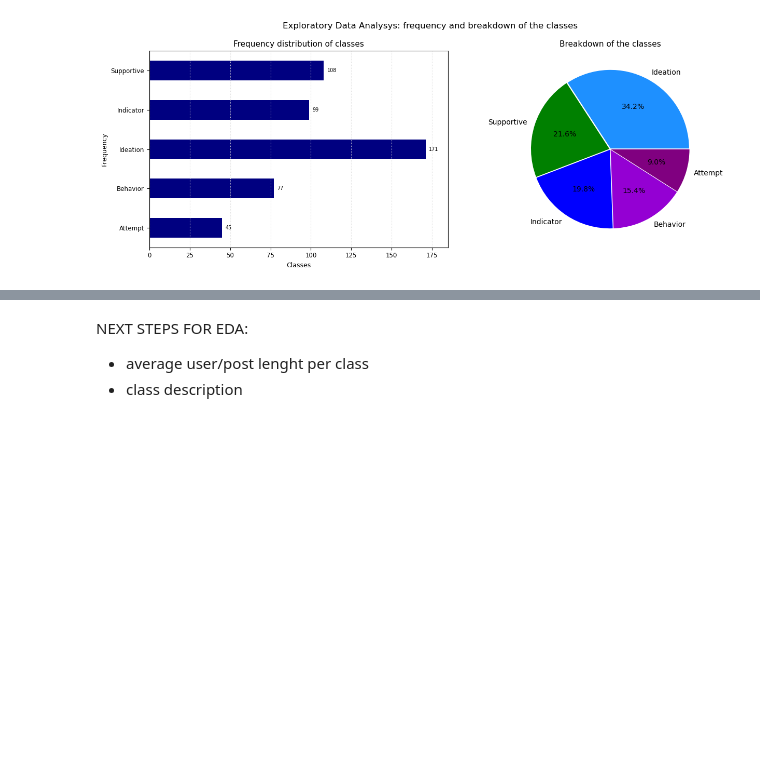
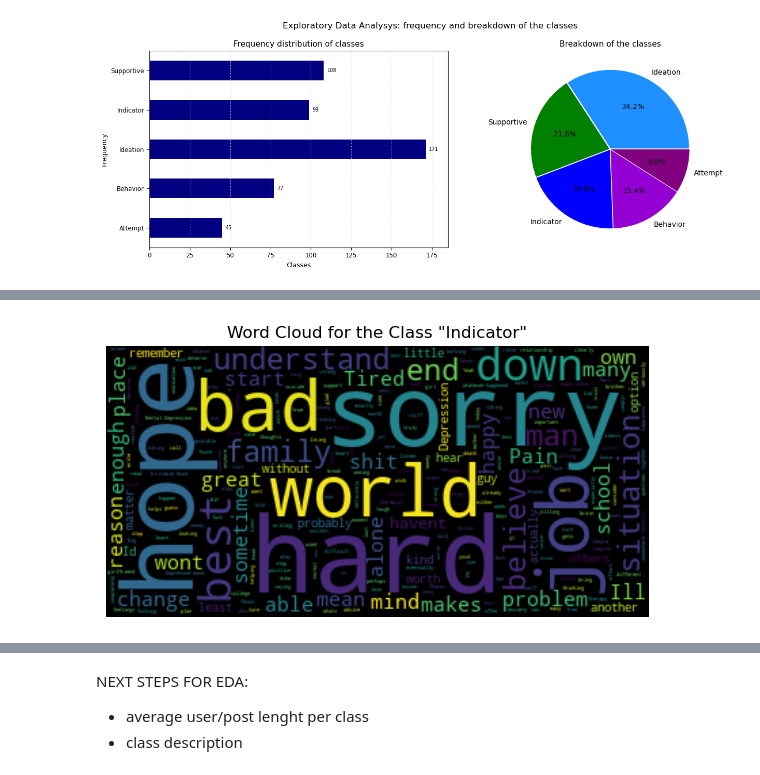
Before and after one commit to SebastianoDenegri/Targeted_Suicide_Intervention, a Jupyter notebook: Reddit_Users_Classification.ipynb, the cells around one changed output, grey strips where cells are left out. Cells and saved outputs as stored; diff of their text form; code cells hidden in the pictures; blank space fills up the shorter version.

```diff
--- a/Reddit_Users_Classification.ipynb
+++ b/Reddit_Users_Classification.ipynb
@@ -467,0 +384,18 @@ Attempt: bad, down, shit... trying, tried...  problem, hospital, depression, kil
+# %%
+ind_post = data[data['Label'] == 'Indicator']['Post']
+ind_txt = ' '.join(ind_post)
+
+# create a wordcloud object:
+wc = WordCloud(background_color = 'black', max_words = 2000, stopwords = sw, random_state=100)
+
+# plot the word cloud
+wc.generate(ind_txt)
+fig = plt.figure()
+fig.set_figwidth(7)
+fig.set_figheight(10)
+plt.imshow(wc, interpolation = 'bilinear')
+plt.axis('off')
+plt.title('Word Cloud for the Class "Indicator"', fontsize=12)
+plt.show()
+# %% [output]
+[figure, added]
```
Also changed, not shown: parts of 27 cells of this notebook.
